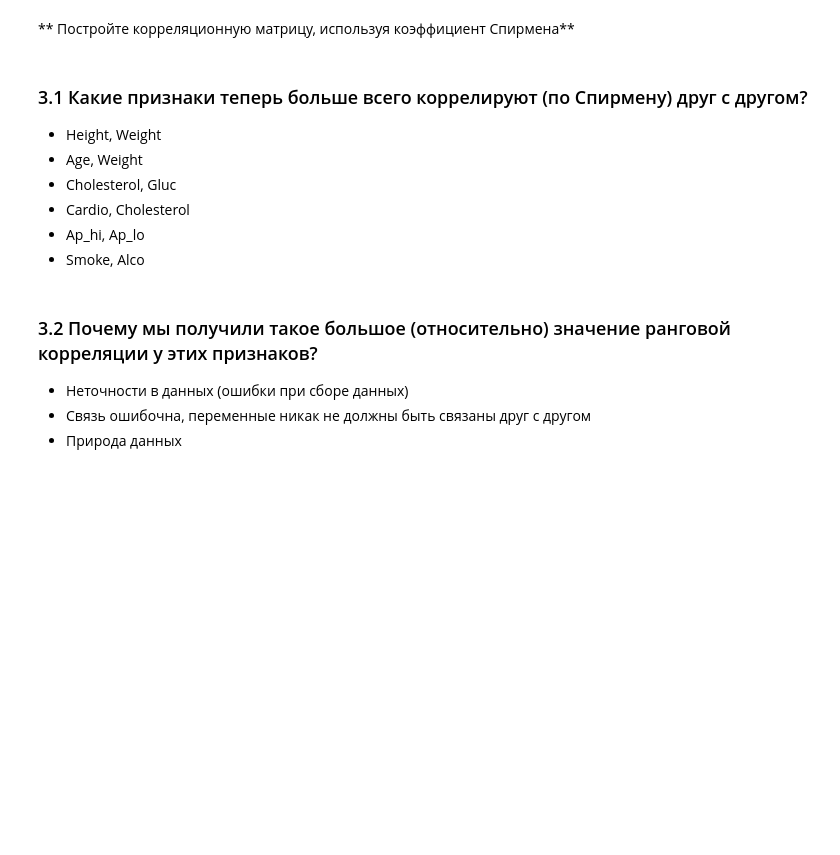
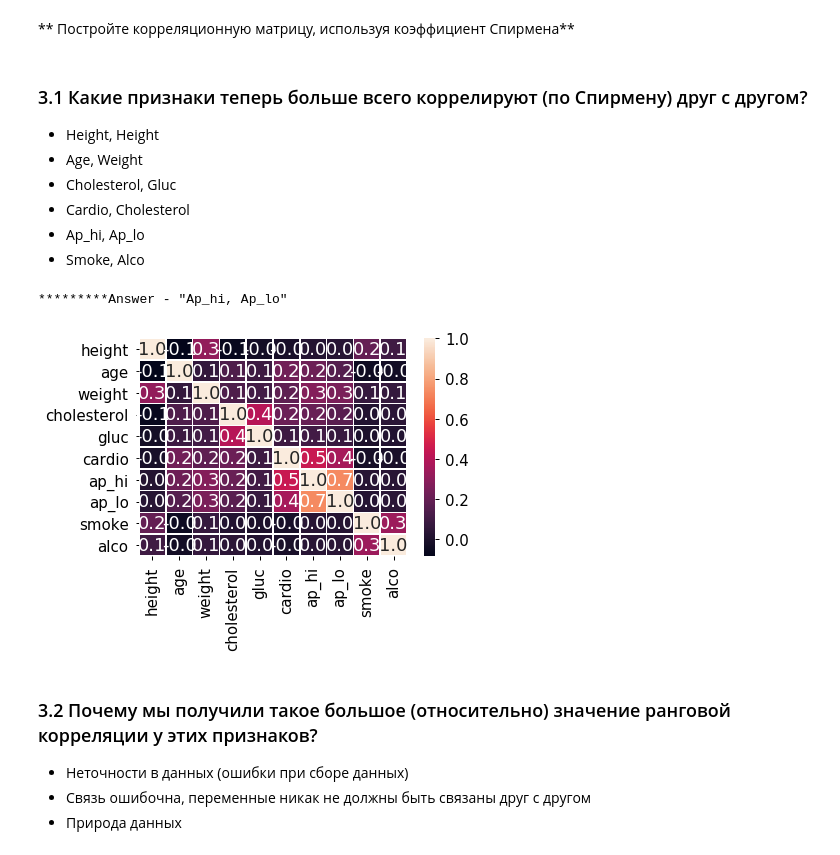
Before and after one commit to teremo4ek/mlcourse_open, a Jupyter notebook: jupyter_notebooks/topic02_visual_analysis/hw2_session2_visual_analysis_basics.ipynb, the cells around one changed output. Drawn from its saved outputs; the diff is of its cells as text; code cells hidden in the pictures; blank space fills up the shorter version.

```diff
--- a/jupyter_notebooks/topic02_visual_analysis/hw2_session2_visual_analysis_basics.ipynb
+++ b/jupyter_notebooks/topic02_visual_analysis/hw2_session2_visual_analysis_basics.ipynb
@@ -222,7 +222,7 @@ sns.kdeplot( train[train[('gender')] == 2]['height'], ax=axes[1]);
 # %% [markdown]
 ### 3.1 Какие признаки теперь больше всего коррелируют (по Спирмену) друг с другом?
 
-- Height, Weight
+- Height, Height
 - Age, Weight
 - Cholesterol, Gluc
 - Cardio, Cholesterol
@@ -233,3 +231,13 @@ sns.kdeplot( train[train[('gender')] == 2]['height'], ax=axes[1]);
+# %%
+sns.heatmap(train[['height', 'age', 'weight',
+                   'cholesterol','gluc', 'cardio',
+                   'ap_hi', 'ap_lo',
+                   'smoke', 'alco']].corr(method='spearman'), annot=True, fmt=".1f", linewidths=.5);
+
+print('*********Answer - \"Ap_hi, Ap_lo\"')
+# %% [output]
+*********Answer - "Ap_hi, Ap_lo"
+[figure, added]
 # %% [markdown]
 ### 3.2 Почему мы получили такое большое (относительно) значение ранговой корреляции у этих признаков?
 
```
Also changed, not shown: parts of 4 cells of this notebook.
